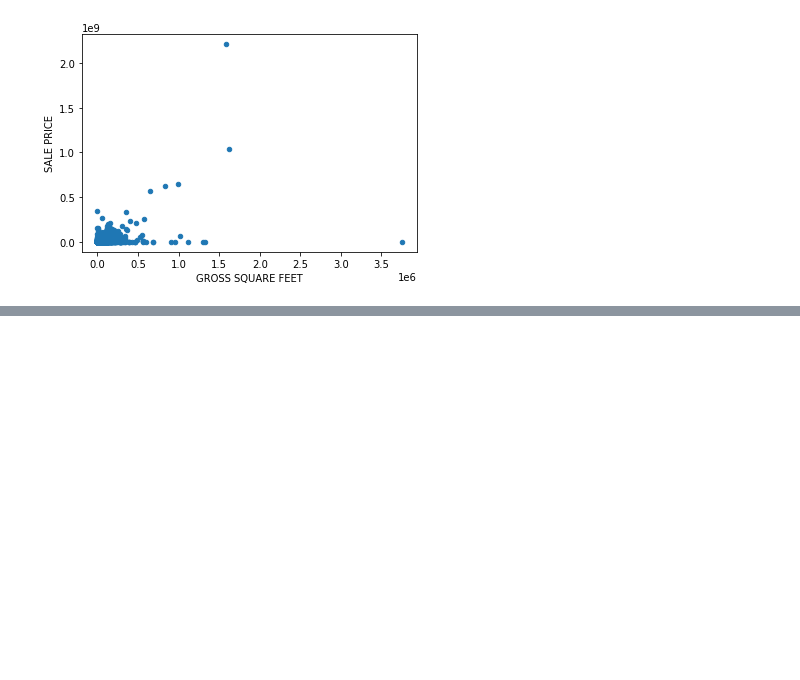
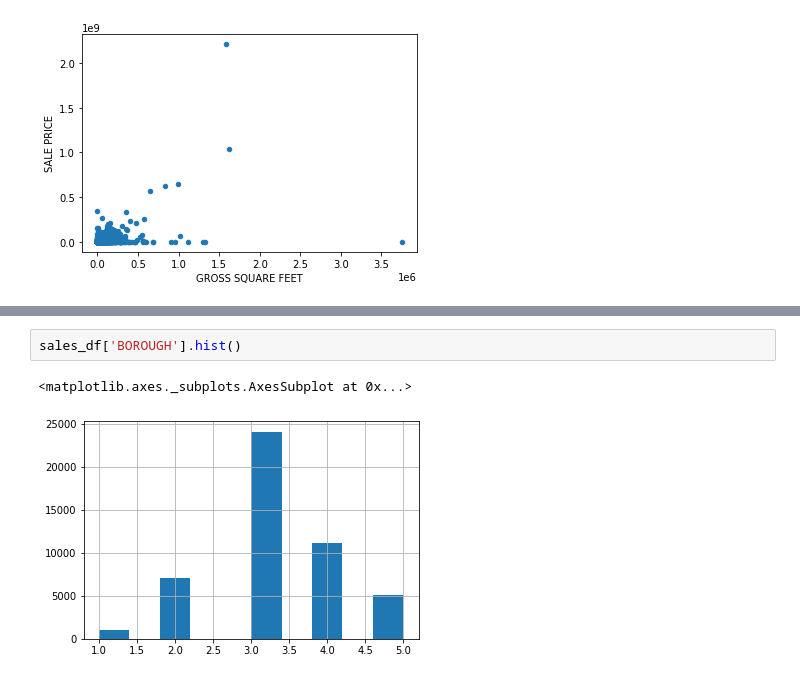
Before and after one commit to Tebs-Lab/intro-python-for-machine-learning, a Jupyter notebook: lessons/04-working-with-libraries/03e-exercise-soultion.ipynb, the cells around one changed output, grey strips where cells are left out. Drawn from its saved outputs; the diff is of its cells as text; blank space fills up the shorter version.

```diff
--- a/lessons/04-working-with-libraries/03e-exercise-soultion.ipynb
+++ b/lessons/04-working-with-libraries/03e-exercise-soultion.ipynb
@@ -242 +252,6 @@ plt.plot(x, y_intercept + slope * x, '-') # '-' is for "line"
 [figure]
+# %%
+sales_df['BOROUGH'].hist()
+# %% [output]
+<matplotlib.axes._subplots.AxesSubplot at 0x...>
+[figure, added]
```
Also changed, not shown: parts of 4 cells of this notebook.
